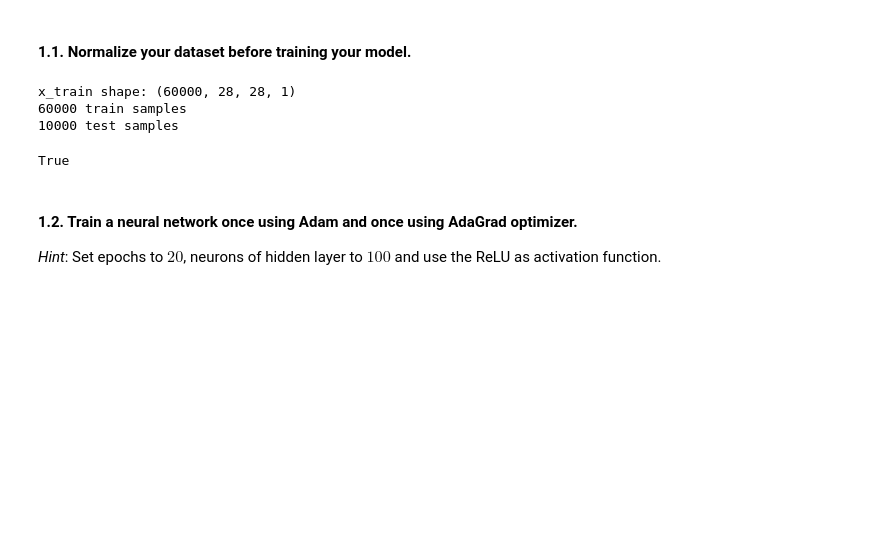
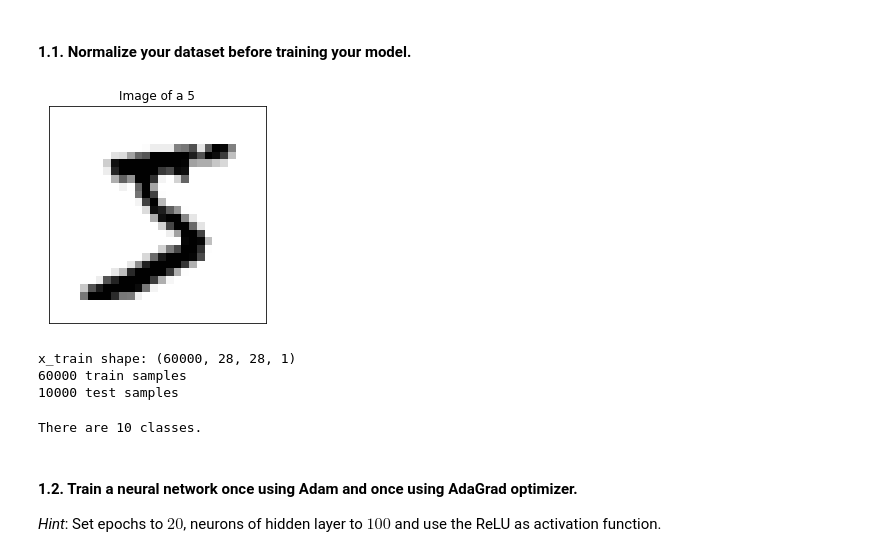
Before and after one commit to FabriceBeaumont/MA-INF_4216_Biomedical_DS_and_AI, a Jupyter notebook: Sheet9/Assignment9_Solutions.ipynb, the cells around one changed output. Cells and saved outputs as stored; diff of their text form; code cells hidden in the pictures; blank space fills up the shorter version.

```diff
--- a/Sheet9/Assignment9_Solutions.ipynb
+++ b/Sheet9/Assignment9_Solutions.ipynb
@@ -55,7 +55,17 @@ From the MNIST database load the handwritten digits dataset.
 # %%
 # For normalization we scale the images to contain values in [0, 1]
 x_train = x_train.astype("float32") / 255
 x_test = x_test.astype("float32") / 255
+# Alternative approach:
+# x_train = tf.keras.utils.normalize(x_train, axis=1)
+
+# Print the first image to get an idea of the data
+index = 0
+_classification = y_train[0]
+plt.imshow(x_train[0], cmap=plt.cm.binary); plt.title(f"Image of a {_classification}")
+plt.xticks([]); plt.yticks([]); plt.show()
+# %% [output]
+[figure, added]
 # %%
 # Check, that all images have shape (28, 28, 1)
 x_train = np.expand_dims(x_train, -1)
@@ -73,6 +83,6 @@ x_train shape: (60000, 28, 28, 1)
 # Check, if the number of classes is ten (since there are ten digits 0,...,9)
 num_classes = 10
 
-num_classes == len(set(y_train)) == len(set(y_test))
+if num_classes == len(set(y_train)) == len(set(y_test)): print(f"There are {num_classes} classes.")
 # %% [output]
-True
+There are 10 classes.
```
Also changed, not shown: parts of 24 cells of this notebook.
